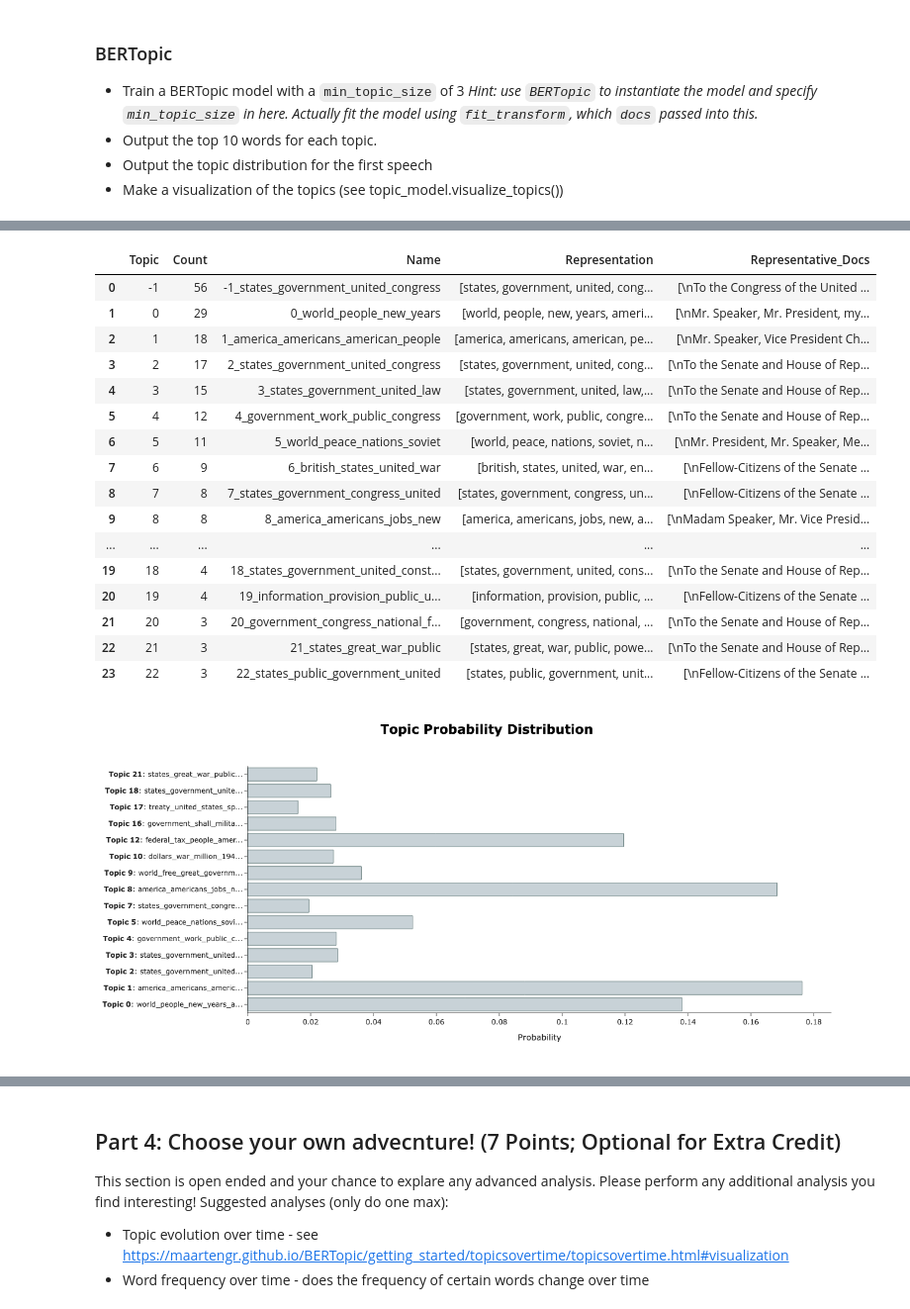
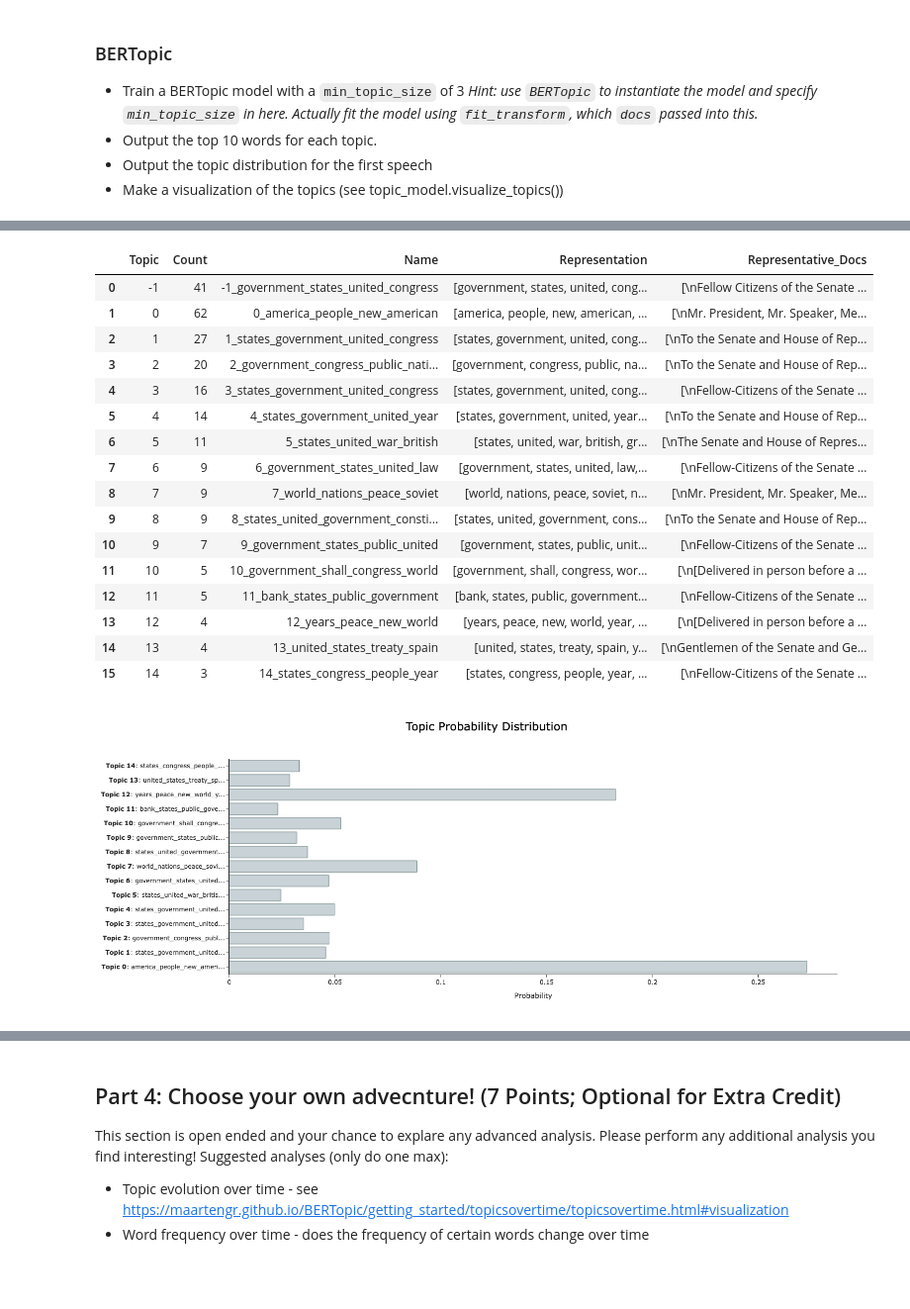
Before and after one commit to UCB-stat-159-f25/proj02-group27, a Jupyter notebook: proj02-nlp.ipynb, the cells around one changed output, grey strips where cells are left out. Shown at 99% size. Cells and saved outputs as stored; diff of their text form; code cells hidden in the pictures; blank space fills up the shorter version.

```diff
--- a/proj02-nlp.ipynb
+++ b/proj02-nlp.ipynb
@@ -655,6 +707,19 @@ pyLDAvis.enable_notebook()
 docs = sou['Text'].to_list()
 # %%
 # train the model - this takes about 30 seconds
+# remove stop words from the topics (Hint: use CountVectorizer and then .update_topics on topic_model)
 
-# remove stop words from the topics (Hint: use CountVectorizer and then .update_topics on topic_model)
+topic_model = BERTopic(
+    min_topic_size=3,
+    calculate_probabilities=True,
+    verbose=True
+)
+
+topics, probs = topic_model.fit_transform(docs)
+
+vectorizer_model = CountVectorizer(stop_words="english")
+topic_model.update_topics(
+    docs,
+    vectorizer_model=vectorizer_model
+)
 # %% [output]
@@ -669,28 +734,38 @@ docs = sou['Text'].to_list()
 # %%
 # output the top 10 words for each topic - hint see get_topic_info
+topic_info = topic_model.get_topic_info()
+topic_info
 # %% [output]
 |  | Topic | Count | Name | Representation | Representative_Docs |
-| 0 | -1 | 56 | -1_states_government_united_congress | [states, government, united, cong... | [\nTo the Congress of the United ... |
-| 1 | 0 | 29 | 0_world_people_new_years | [world, people, new, years, ameri... | [\nMr. Speaker, Mr. President, my... |
-| 2 | 1 | 18 | 1_america_americans_american_people | [america, americans, american, pe... | [\nMr. Speaker, Vice President Ch... |
-| 3 | 2 | 17 | 2_states_government_united_congress | [states, government, united, cong... | [\nTo the Senate and House of Rep... |
-| 4 | 3 | 15 | 3_states_government_united_law | [states, government, united, law,... | [\nTo the Senate and House of Rep... |
-| 5 | 4 | 12 | 4_government_work_public_congress | [government, work, public, congre... | [\nTo the Senate and House of Rep... |
-| 6 | 5 | 11 | 5_world_peace_nations_soviet | [world, peace, nations, soviet, n... | [\nMr. President, Mr. Speaker, Me... |
-| 7 | 6 | 9 | 6_british_states_united_war | [british, states, united, war, en... | [\nFellow-Citizens of the Senate ... |
-| 8 | 7 | 8 | 7_states_government_congress_united | [states, government, congress, un... | [\nFellow-Citizens of the Senate ... |
-| 9 | 8 | 8 | 8_america_americans_jobs_new | [america, americans, jobs, new, a... | [\nMadam Speaker, Mr. Vice Presid... |
-| ... | ... | ... | ... | ... | ... |
-| 19 | 18 | 4 | 18_states_government_united_const... | [states, government, united, cons... | [\nTo the Senate and House of Rep... |
-| 20 | 19 | 4 | 19_information_provision_public_u... | [information, provision, public, ... | [\nFellow-Citizens of the Senate ... |
-| 21 | 20 | 3 | 20_government_congress_national_f... | [government, congress, national, ... | [\nTo the Senate and House of Rep... |
-| 22 | 21 | 3 | 21_states_great_war_public | [states, great, war, public, powe... | [\nTo the Senate and House of Rep... |
-| 23 | 22 | 3 | 22_states_public_government_united | [states, public, government, unit... | [\nFellow-Citizens of the Senate ... |
+| 0 | -1 | 41 | -1_government_states_united_congress | [government, states, united, cong... | [\nFellow Citizens of the Senate ... |
+| 1 | 0 | 62 | 0_america_people_new_american | [america, people, new, american, ... | [\nMr. President, Mr. Speaker, Me... |
+| 2 | 1 | 27 | 1_states_government_united_congress | [states, government, united, cong... | [\nTo the Senate and House of Rep... |
+| 3 | 2 | 20 | 2_government_congress_public_nati... | [government, congress, public, na... | [\nTo the Senate and House of Rep... |
+| 4 | 3 | 16 | 3_states_government_united_congress | [states, government, united, cong... | [\nFellow-Citizens of the Senate ... |
+| 5 | 4 | 14 | 4_states_government_united_year | [states, government, united, year... | [\nTo the Senate and House of Rep... |
+| 6 | 5 | 11 | 5_states_united_war_british | [states, united, war, british, gr... | [\nThe Senate and House of Repres... |
+| 7 | 6 | 9 | 6_government_states_united_law | [government, states, united, law,... | [\nFellow-Citizens of the Senate ... |
+| 8 | 7 | 9 | 7_world_nations_peace_soviet | [world, nations, peace, soviet, n... | [\nMr. President, Mr. Speaker, Me... |
+| 9 | 8 | 9 | 8_states_united_government_consti... | [states, united, government, cons... | [\nTo the Senate and House of Rep... |
+| 10 | 9 | 7 | 9_government_states_public_united | [government, states, public, unit... | [\nFellow-Citizens of the Senate ... |
+| 11 | 10 | 5 | 10_government_shall_congress_world | [government, shall, congress, wor... | [\n[Delivered in person before a ... |
+| 12 | 11 | 5 | 11_bank_states_public_government | [bank, states, public, government... | [\nFellow-Citizens of the Senate ... |
+| 13 | 12 | 4 | 12_years_peace_new_world | [years, peace, new, world, year, ... | [\n[Delivered in person before a ... |
+| 14 | 13 | 4 | 13_united_states_treaty_spain | [united, states, treaty, spain, y... | [\nGentlemen of the Senate and Ge... |
+| 15 | 14 | 3 | 14_states_congress_people_year | [states, congress, people, year, ... | [\nFellow-Citizens of the Senate ... |
 # %%
 # output the topic distribution for the first speech
 # hint: check out approximate_distribution() and visualize_distribution()
+
+topic_distr, _ = topic_model.approximate_distribution(docs)
+
+first_distribution = topic_distr[0]
+
+fig = topic_model.visualize_distribution(first_distribution,
+                                         title="Topic Probability Distribution")
+fig.show()
 # %% [output]
-[figure, old version]
+[figure, new version]
 # %%
 # run this cell to visualize the topics
 topic_model.visualize_topics()
```
Also changed, not shown: parts of 8 cells of this notebook.
